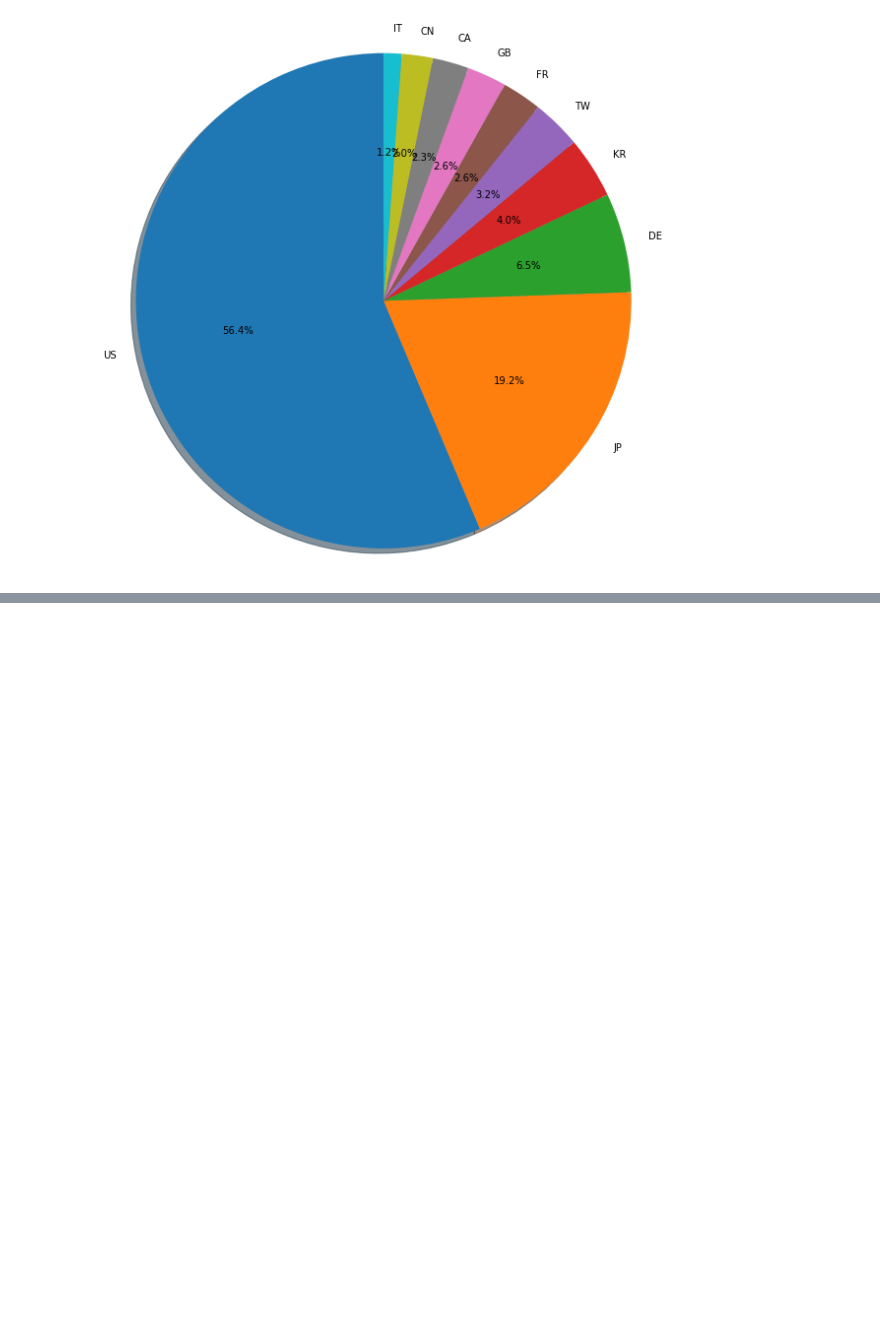
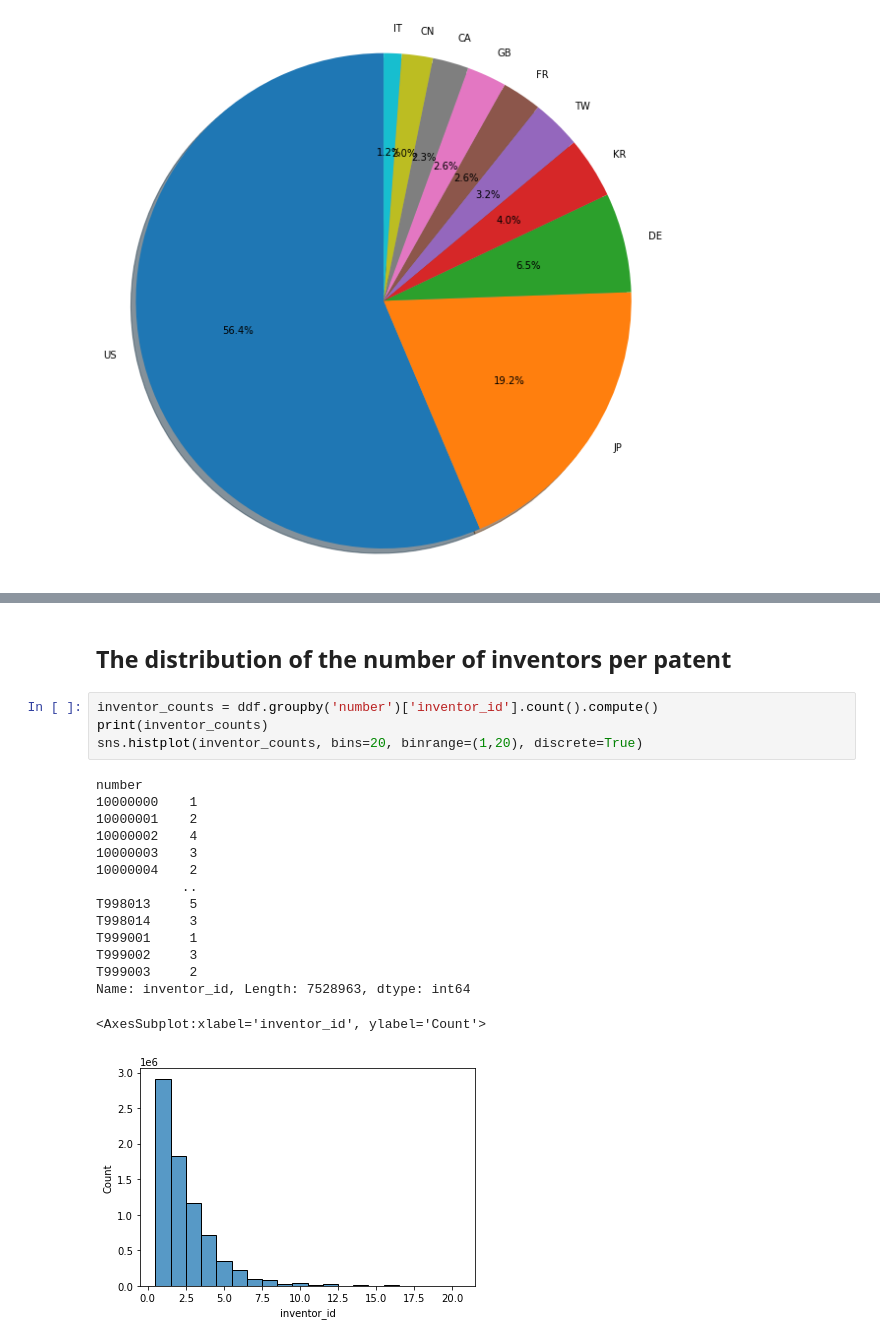
Before and after one commit to boreshkinai/patent-analysis, a Jupyter notebook: PatentsSandbox.ipynb, the cells around one changed output, grey strips where cells are left out. Cells and saved outputs as stored; diff of their text form; blank space fills up the shorter version.

```diff
--- a/PatentsSandbox.ipynb
+++ b/PatentsSandbox.ipynb
@@ -179,0 +223,22 @@ plt.show()
+# %% [markdown]
+## The distribution of the number of inventors per patent
+# %%
+inventor_counts = ddf.groupby('number')['inventor_id'].count().compute()
+print(inventor_counts)
+sns.histplot(inventor_counts, bins=20, binrange=(1,20), discrete=True)
+# %% [output]
+number
+10000000    1
+10000001    2
+10000002    4
+10000003    3
+10000004    2
+           ..
+T998013     5
+T998014     3
+T999001     1
+T999002     3
+T999003     2
+Name: inventor_id, Length: 7528963, dtype: int64
+<AxesSubplot:xlabel='inventor_id', ylabel='Count'>
+[figure, added]
```
Also changed, not shown: parts of 10 cells of this notebook.
